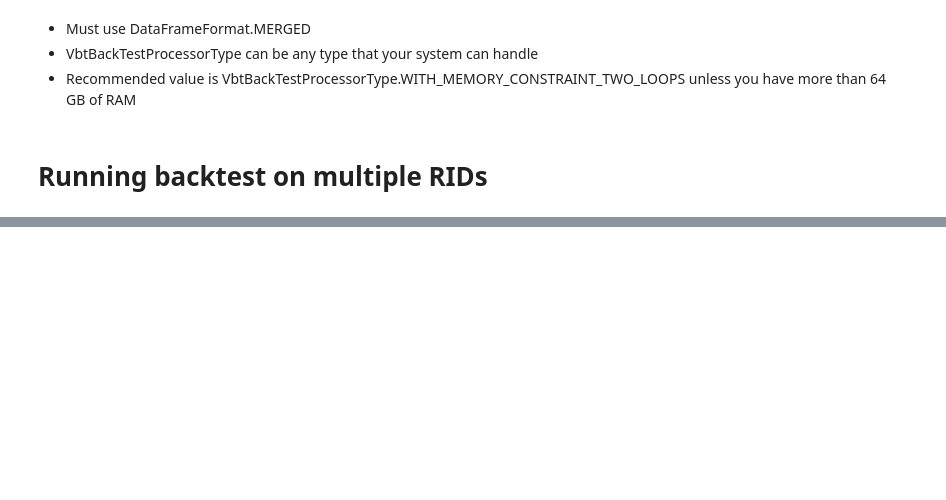
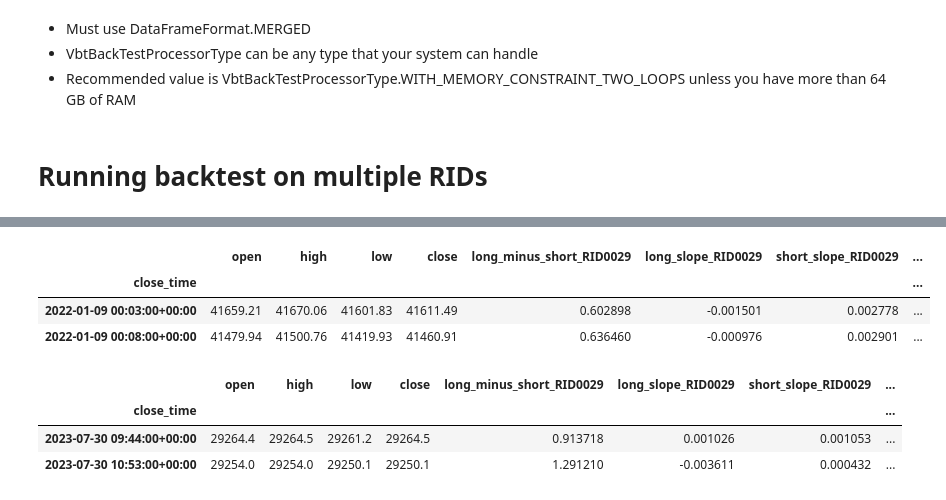
Before and after one commit to eervin123/sigma, a Jupyter notebook: lstm_backtest/lstm_analysis_experiment.ipynb, the cells around one changed output, grey strips where cells are left out. Saved outputs shown, nothing was run; the diff lists cells and outputs as text; code cells hidden in the pictures; blank space fills up the shorter version.

```diff
--- a/lstm_backtest/lstm_analysis_experiment.ipynb
+++ b/lstm_backtest/lstm_analysis_experiment.ipynb
@@ -68,0 +72,5 @@ union_df_result = VbtBackTestProcessorFactory.create(VbtBackTestProcessorType.WI
+# %%
+MODEL_NAMES = ["RID0029_LSTM_pw38_lb250_bt2000_mem6000", "RID0045_LSTM_pw38_lb5000_bt2000_mem10000"]
+# %%
+intersection_df = DataFrameMergerFactory.create(DataFrameMergerType.INTERSECTION).process([get_data_frame_file_path(entry) for entry in MODEL_NAMES])
+union_df = DataFrameMergerFactory.create(DataFrameMergerType.UNION).process([get_data_frame_file_path(entry) for entry in MODEL_NAMES])
@@ -68,0 +194,14 @@ union_df_result = VbtBackTestProcessorFactory.create(VbtBackTestProcessorType.WI
+# %%
+union_df.head(2)
+# %% [output]
+|  | open | high | low | close | long_minus_short_RID0029 | long_slope_RID0029 | short_slope_RID0029 | ... |
+| close_time |  |  |  |  |  |  |  | ... |
+| 2022-01-09 00:03:00+00:00 | 41659.21 | 41670.06 | 41601.83 | 41611.49 | 0.602898 | -0.001501 | 0.002778 | ... |
+| 2022-01-09 00:08:00+00:00 | 41479.94 | 41500.76 | 41419.93 | 41460.91 | 0.636460 | -0.000976 | 0.002901 | ... |
+# %%
+union_df.tail(2)
+# %% [output]
+|  | open | high | low | close | long_minus_short_RID0029 | long_slope_RID0029 | short_slope_RID0029 | ... |
+| close_time |  |  |  |  |  |  |  | ... |
+| 2023-07-30 09:44:00+00:00 | 29264.4 | 29264.5 | 29261.2 | 29264.5 | 0.913718 | 0.001026 | 0.001053 | ... |
+| 2023-07-30 10:53:00+00:00 | 29254.0 | 29254.0 | 29250.1 | 29250.1 | 1.291210 | -0.003611 | 0.000432 | ... |
```
Also changed, not shown: parts of 22 cells of this notebook, 2 other files.
